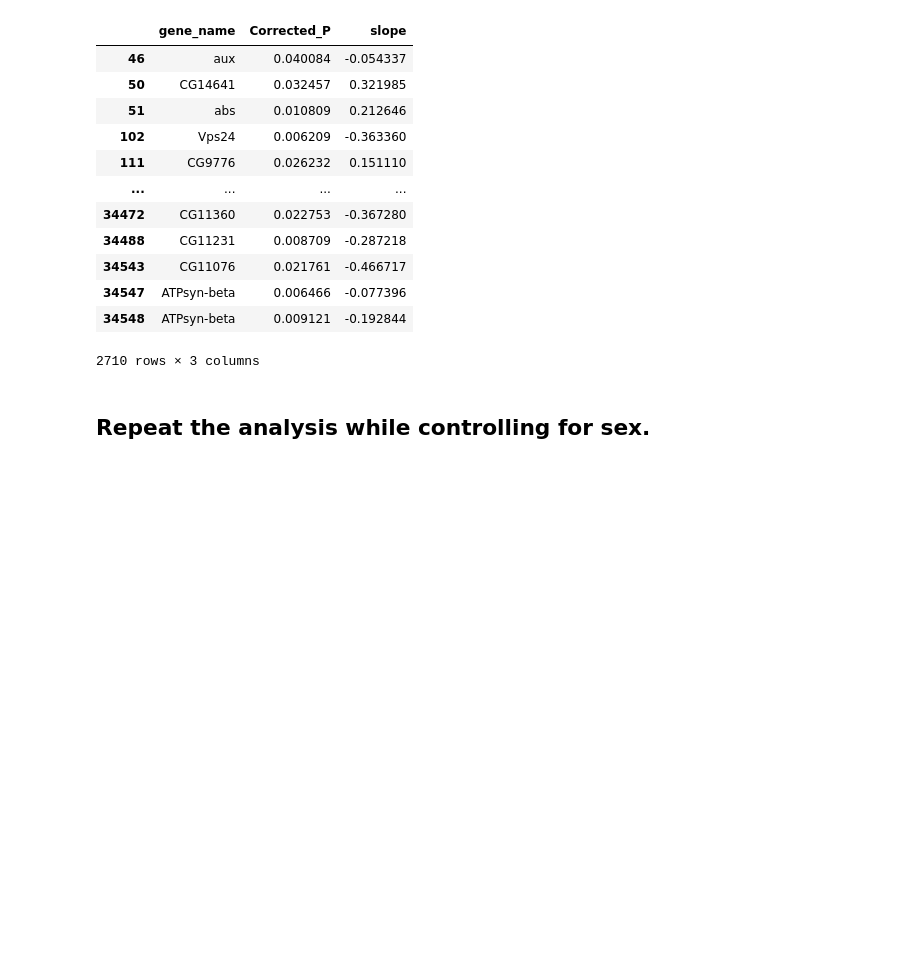
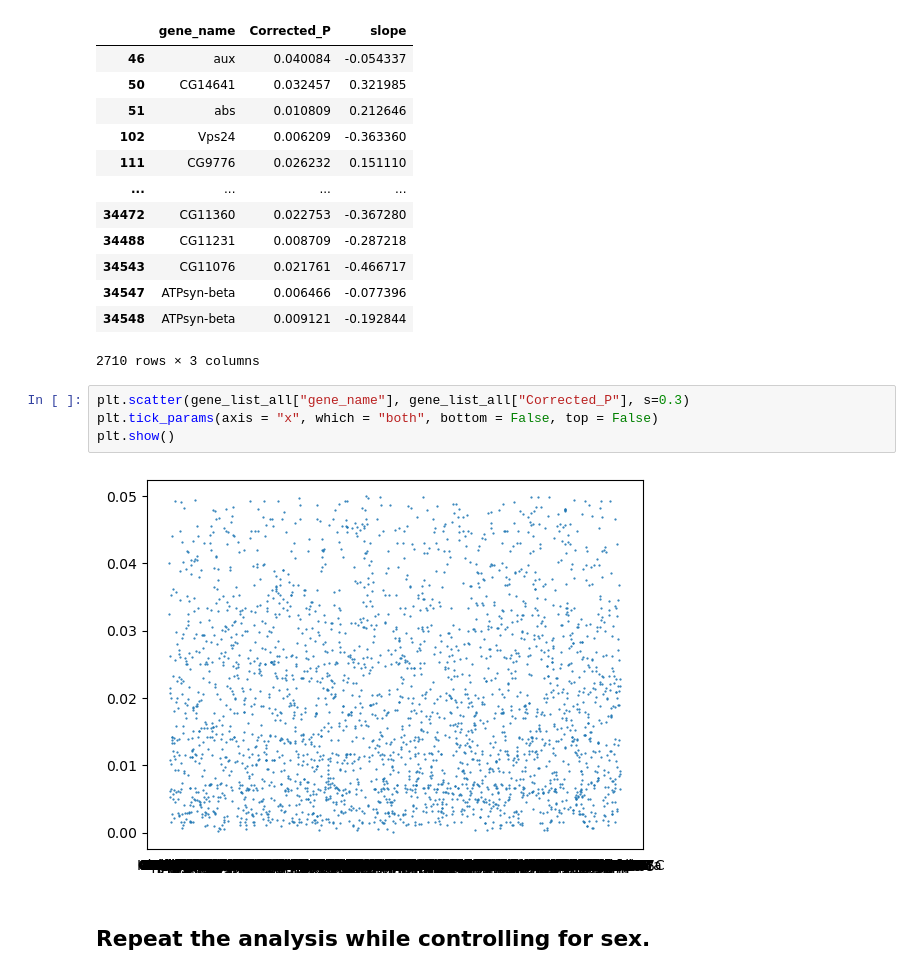
Before and after one commit to Andymao1998/qbb2021-answers, a Jupyter notebook: week9_hw/Week9_HW.ipynb, the cells around one changed output. Cells and saved outputs as stored; diff of their text form; blank space fills up the shorter version.

```diff
--- a/week9_hw/Week9_HW.ipynb
+++ b/week9_hw/Week9_HW.ipynb
@@ -254,6 +286,12 @@ See the caveats in the documentation: https://pandas.pydata.org/pandas-docs/stab
 | 34547 | ATPsyn-beta | 0.006466 | -0.077396 |
 | 34548 | ATPsyn-beta | 0.009121 | -0.192844 |
 2710 rows × 3 columns
+# %%
+plt.scatter(gene_list_all["gene_name"], gene_list_all["Corrected_P"], s=0.3)
+plt.tick_params(axis = "x", which = "both", bottom = False, top = False)
+plt.show()
+# %% [output]
+[figure, added]
 # %% [markdown]
 ## Repeat the analysis while controlling for sex.
 # %% [markdown]
```
Also changed, not shown: parts of 12 cells of this notebook.
